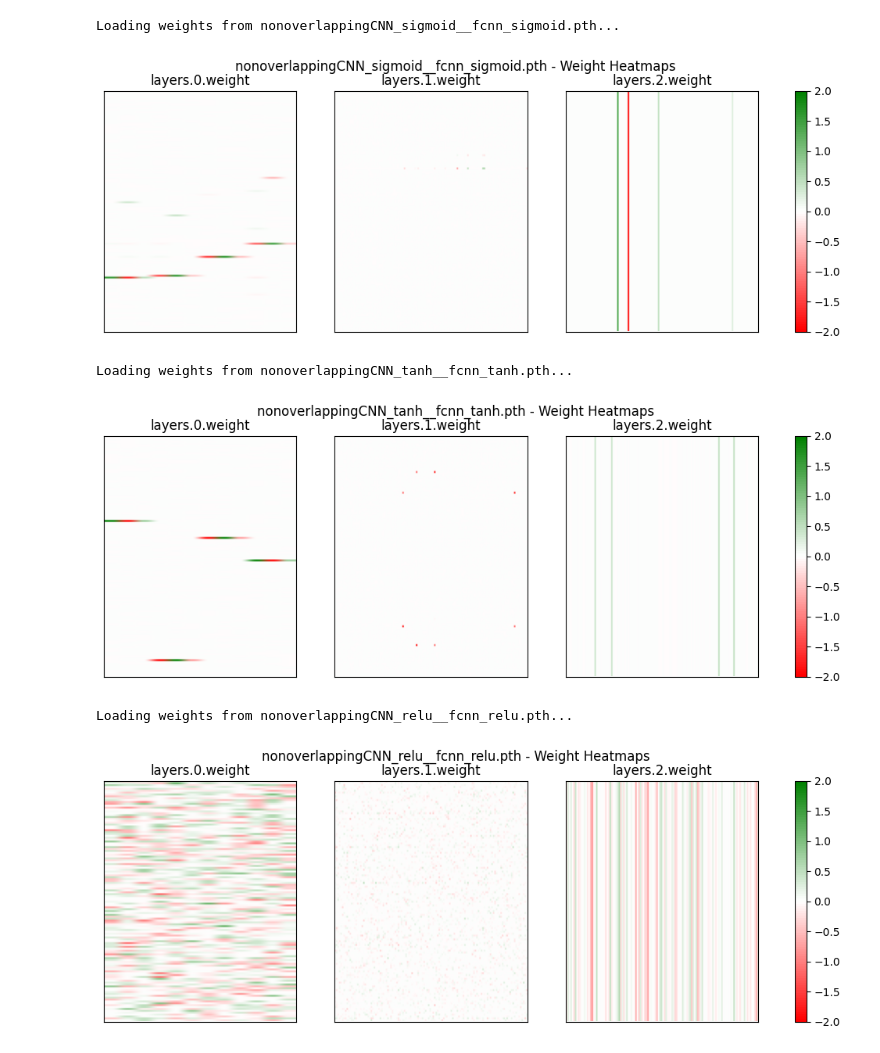
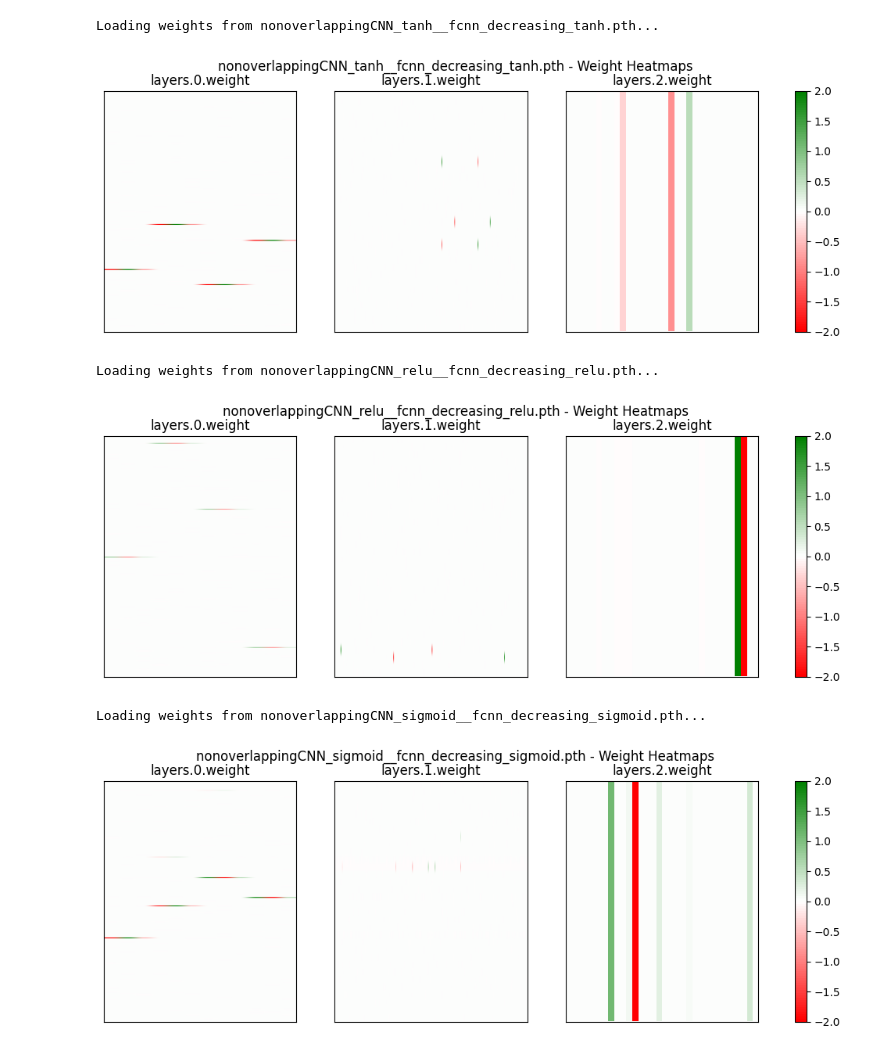
Before and after one commit to laschulz/investigating_sparseNN, a Jupyter notebook: src/plot.ipynb, the cells around one changed output. Drawn from its saved outputs; the diff is of its cells as text; code cells hidden in the pictures.

```diff
--- a/src/plot.ipynb
+++ b/src/plot.ipynb
@@ -83,10 +83,10 @@ Loading weights from nonoverlappingCNN_relu__fcnn_relu.pth...
 # %%
-directory = "../experiment_output/fcnn/experiments_l1_1e-5_b32_init_hidden128"
+directory = "../experiment_output/Davide_MLP/experiments_23032025_256_lr0.005_l1_5e-6"
 create_all_heatmaps(directory)
 # %% [output]
-Loading weights from nonoverlappingCNN_sigmoid__fcnn_sigmoid.pth...
+Loading weights from nonoverlappingCNN_tanh__fcnn_decreasing_tanh.pth...
-[figure, old version]
+[figure, new version]
-Loading weights from nonoverlappingCNN_tanh__fcnn_tanh.pth...
+Loading weights from nonoverlappingCNN_relu__fcnn_decreasing_relu.pth...
-[figure, old version]
+[figure, new version]
-Loading weights from nonoverlappingCNN_relu__fcnn_relu.pth...
+Loading weights from nonoverlappingCNN_sigmoid__fcnn_decreasing_sigmoid.pth...
-[figure, old version]
+[figure, new version]
```
Also changed, not shown: parts of 2 cells of this notebook, 45 other files.
